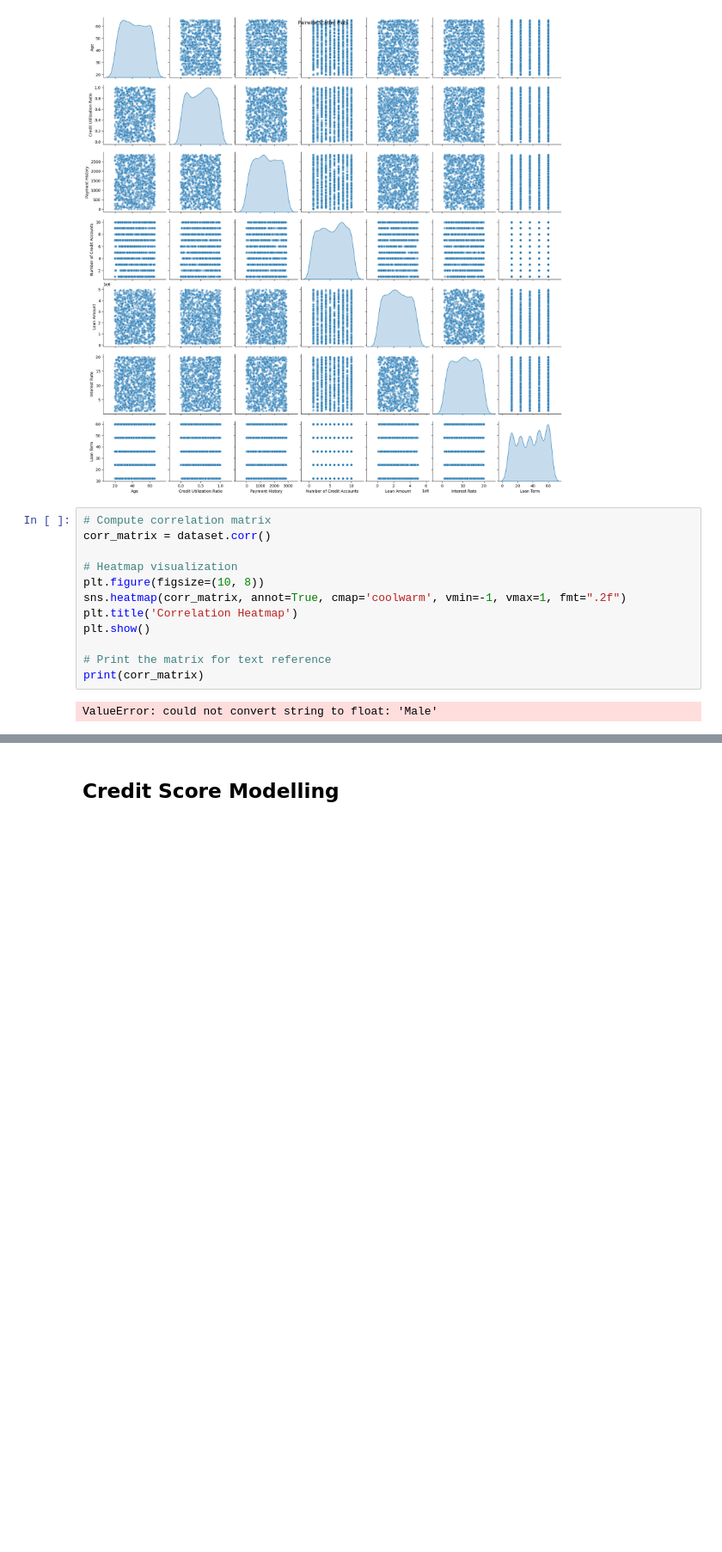
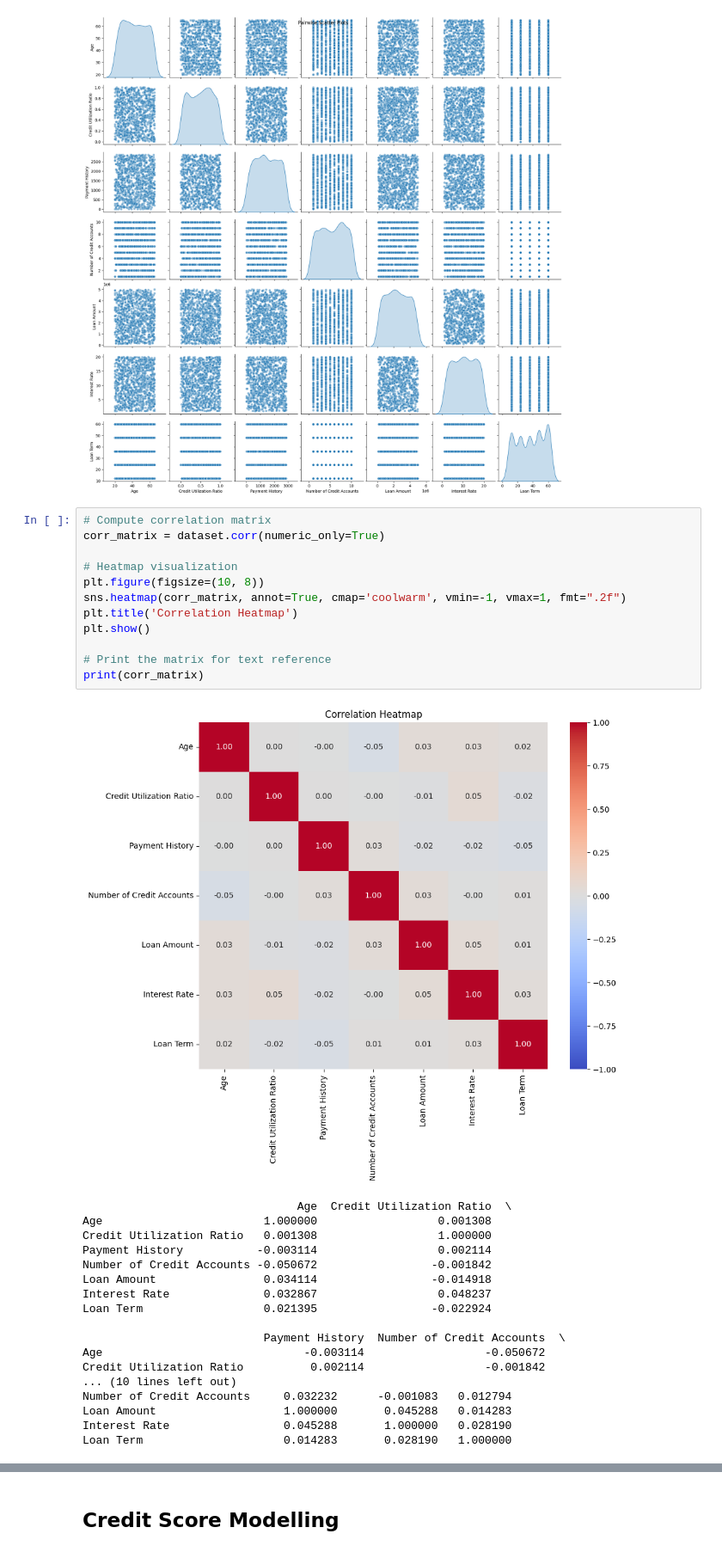
Before and after one commit to Nahom32/Credit-Score-Modelling, a Jupyter notebook: notebooks/Credit_Score_Model.ipynb, the cells around one changed output, grey strips where cells are left out. Shown at 86% size. Drawn from its saved outputs; the diff is of its cells as text; blank space fills up the shorter version.

```diff
--- a/notebooks/Credit_Score_Model.ipynb
+++ b/notebooks/Credit_Score_Model.ipynb
@@ -156,15 +156,32 @@ plt.show()
 [figure]
 # %%
 # Compute correlation matrix
-corr_matrix = dataset.corr()
+corr_matrix = dataset.corr(numeric_only=True)
 
 # Heatmap visualization
 plt.figure(figsize=(10, 8))
 sns.heatmap(corr_matrix, annot=True, cmap='coolwarm', vmin=-1, vmax=1, fmt=".2f")
 plt.title('Correlation Heatmap')
 plt.show()
 
 # Print the matrix for text reference
 print(corr_matrix)
 # %% [output]
+[figure, added]
-ValueError: could not convert string to float: 'Male'
+                                Age  Credit Utilization Ratio  \
+Age                        1.000000                  0.001308
+Credit Utilization Ratio   0.001308                  1.000000
+Payment History           -0.003114                  0.002114
+Number of Credit Accounts -0.050672                 -0.001842
+Loan Amount                0.034114                 -0.014918
+Interest Rate              0.032867                  0.048237
+Loan Term                  0.021395                 -0.022924
+
+                           Payment History  Number of Credit Accounts  \
+Age                              -0.003114                  -0.050672
+Credit Utilization Ratio          0.002114                  -0.001842
+... (10 lines left out)
+Number of Credit Accounts     0.032232      -0.001083   0.012794
+Loan Amount                   1.000000       0.045288   0.014283
+Interest Rate                 0.045288       1.000000   0.028190
+Loan Term                     0.014283       0.028190   1.000000
```
Also changed, not shown: parts of 11 cells of this notebook.
